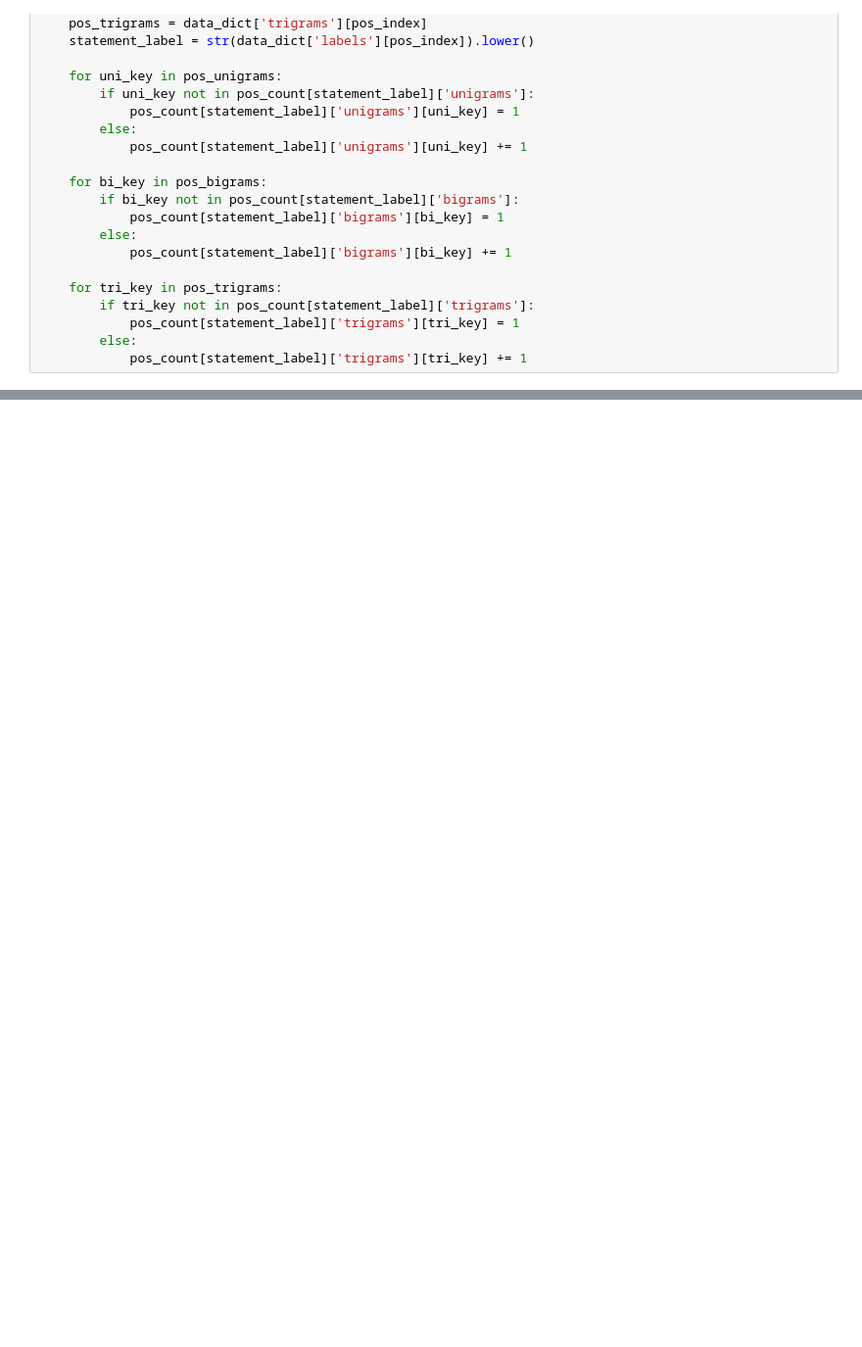
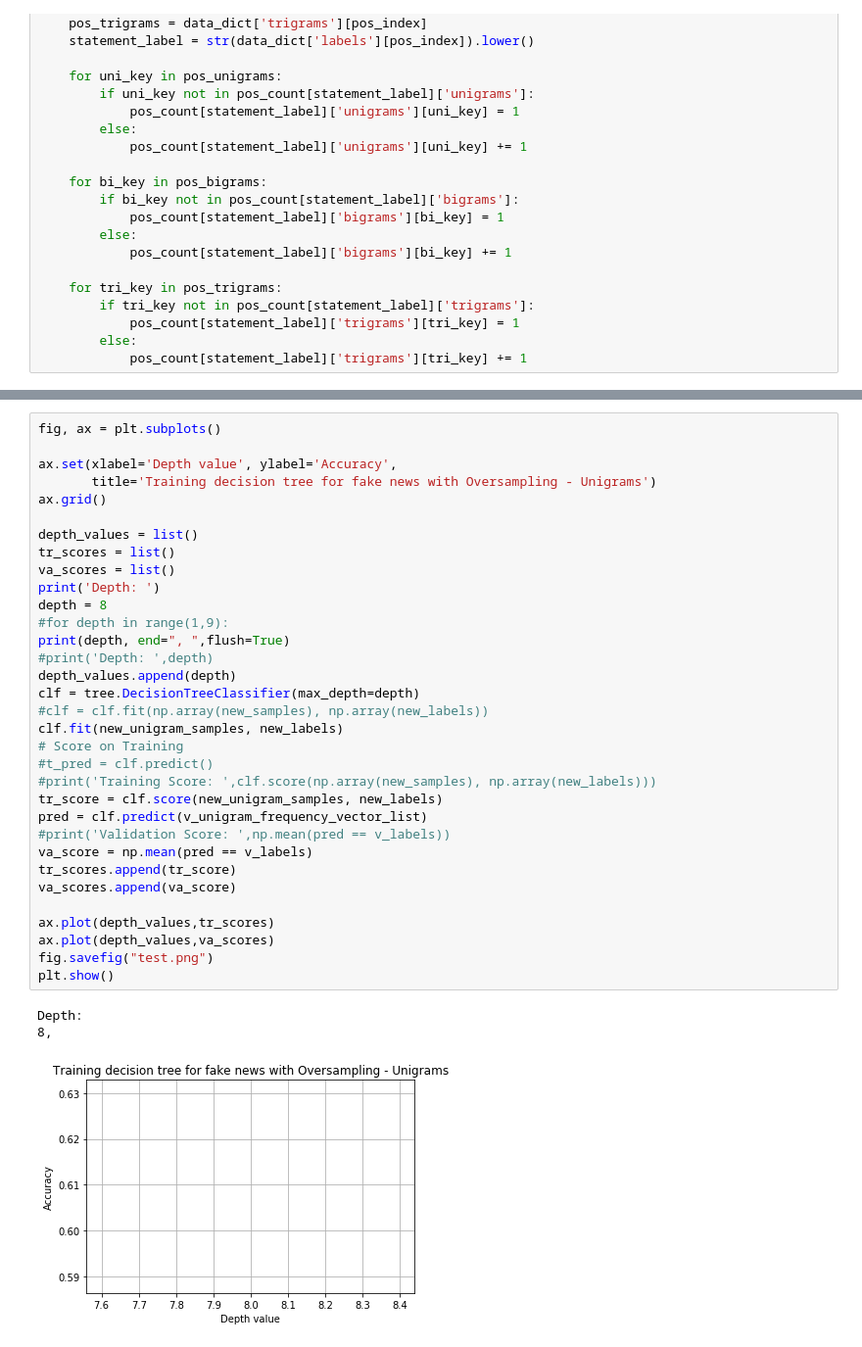
Before and after one commit to alditus/cs-521-project, a Jupyter notebook: source/CS-521-PROJECT/experiments.ipynb, the cells around one changed output, grey strips where cells are left out. Shown at 98% size. Cells and saved outputs as stored; diff of their text form; blank space fills up the shorter version.

```diff
--- a/source/CS-521-PROJECT/experiments.ipynb
+++ b/source/CS-521-PROJECT/experiments.ipynb
@@ -351,0 +675,37 @@ count_tri
+# %%
+fig, ax = plt.subplots()
+
+ax.set(xlabel='Depth value', ylabel='Accuracy',
+       title='Training decision tree for fake news with Oversampling - Unigrams')
+ax.grid()
+
+depth_values = list()
+tr_scores = list()
+va_scores = list()
+print('Depth: ')
+depth = 8
+#for depth in range(1,9):
+print(depth, end=", ",flush=True)
+#print('Depth: ',depth)
+depth_values.append(depth)
+clf = tree.DecisionTreeClassifier(max_depth=depth)
+#clf = clf.fit(np.array(new_samples), np.array(new_labels))
+clf.fit(new_unigram_samples, new_labels)
+# Score on Training
+#t_pred = clf.predict()
+#print('Training Score: ',clf.score(np.array(new_samples), np.array(new_labels)))
+tr_score = clf.score(new_unigram_samples, new_labels)
+pred = clf.predict(v_unigram_frequency_vector_list)
+#print('Validation Score: ',np.mean(pred == v_labels))
+va_score = np.mean(pred == v_labels)
+tr_scores.append(tr_score)
+va_scores.append(va_score)
+
+ax.plot(depth_values,tr_scores)
+ax.plot(depth_values,va_scores)
+fig.savefig("test.png")
+plt.show()
+# %% [output]
+Depth:
+8,
+[figure, added]
```
Also changed, not shown: parts of 61 cells of this notebook, 6 other files.
